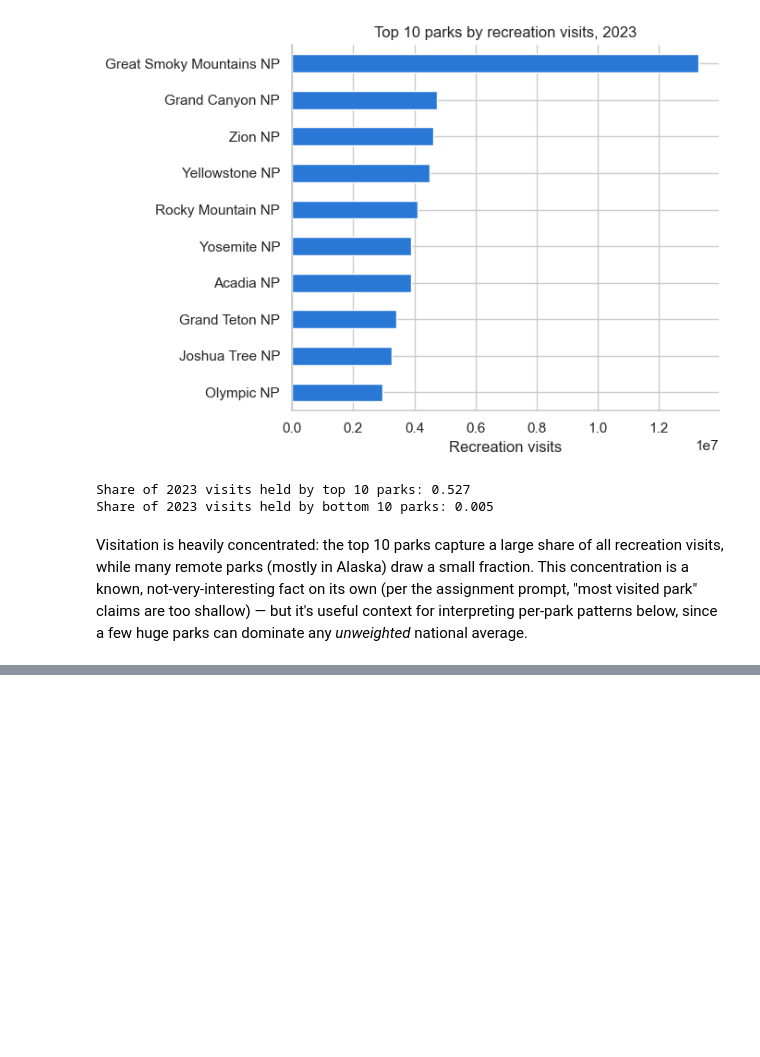
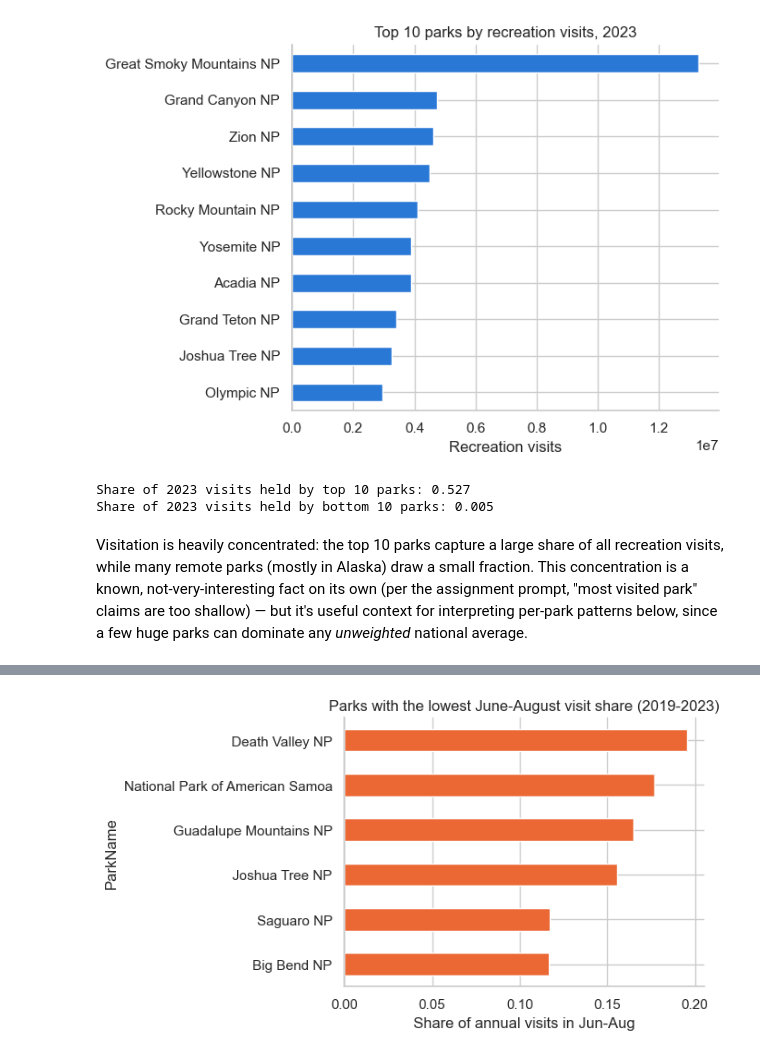
Before and after one commit to sikandaral/SI_699_mini_project, a Jupyter notebook: notebooks/sikandar_eda.ipynb, the cells around one changed output, grey strips where cells are left out. Drawn from its saved outputs; the diff is of its cells as text; code cells hidden in the pictures; blank space fills up the shorter version.

```diff
--- a/notebooks/sikandar_eda.ipynb
+++ b/notebooks/sikandar_eda.ipynb
@@ -156,0 +185,12 @@ huge parks can dominate any *unweighted* national average.
+# %%
+summer_share_by_park = park_month_norm[[6, 7, 8]].sum(axis=1).sort_values()
+
+fig, ax = plt.subplots(figsize=(7, 4))
+summer_share_by_park.head(6).plot(kind="barh", ax=ax, color=ORANGE, label="Lowest summer share")
+ax.set_title("Parks with the lowest June-August visit share (2019-2023)")
+ax.set_xlabel("Share of annual visits in Jun-Aug")
+sns.despine(ax=ax)
+plt.tight_layout()
+plt.show()
+# %% [output]
+[figure, added]
```
Also changed, not shown: parts of 8 cells of this notebook.
